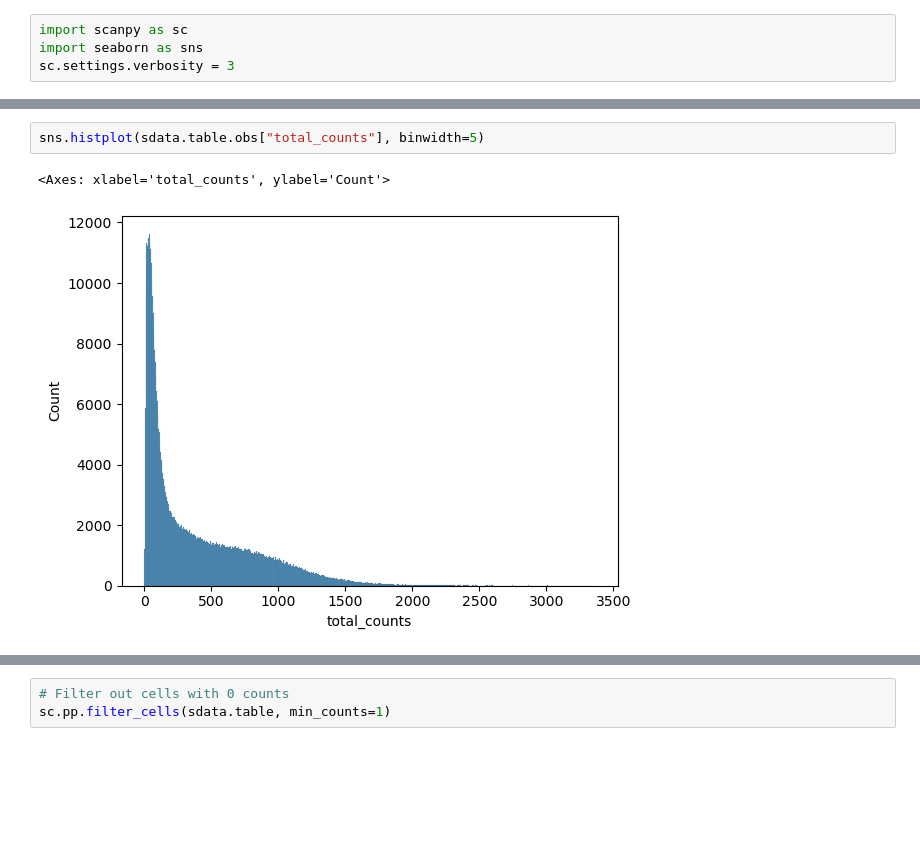
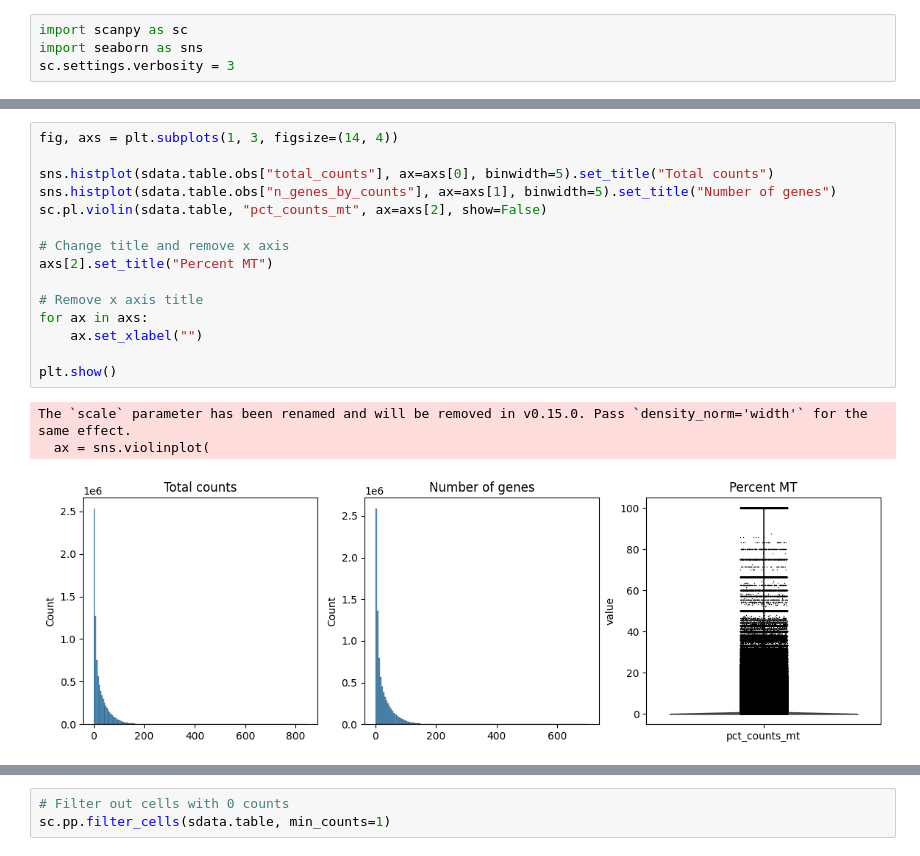
Before and after one commit to csangara/visium-hd, a Jupyter notebook: visium-hd_002um.ipynb, the cells around one changed output, grey strips where cells are left out. Drawn from its saved outputs; the diff is of its cells as text; blank space fills up the shorter version.

```diff
--- a/visium-hd_002um.ipynb
+++ b/visium-hd_002um.ipynb
@@ -321,5 +321,19 @@ sdata.table.obs
 # %%
-sns.histplot(sdata.table.obs["total_counts"], binwidth=5)
+fig, axs = plt.subplots(1, 3, figsize=(14, 4))
+
+sns.histplot(sdata.table.obs["total_counts"], ax=axs[0], binwidth=5).set_title("Total counts")
+sns.histplot(sdata.table.obs["n_genes_by_counts"], ax=axs[1], binwidth=5).set_title("Number of genes")
+sc.pl.violin(sdata.table, "pct_counts_mt", ax=axs[2], show=False)
+
+# Change title and remove x axis
+axs[2].set_title("Percent MT")
+
+# Remove x axis title
+for ax in axs:
+    ax.set_xlabel("")
+
+plt.show()
 # %% [output]
-<Axes: xlabel='total_counts', ylabel='Count'>
+The `scale` parameter has been renamed and will be removed in v0.15.0. Pass `density_norm='width'` for the same effect.
+  ax = sns.violinplot(
-[figure, old version]
+[figure, new version]
```
Also changed, not shown: parts of 6 cells of this notebook, 2 other files.
